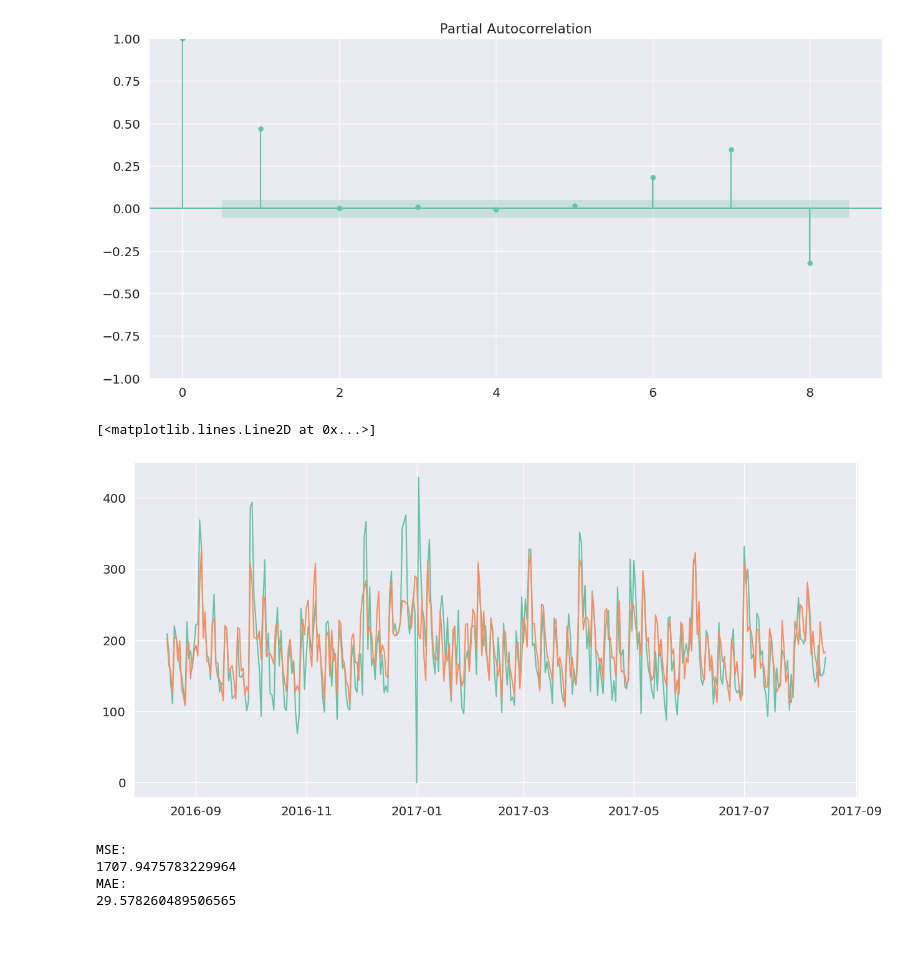
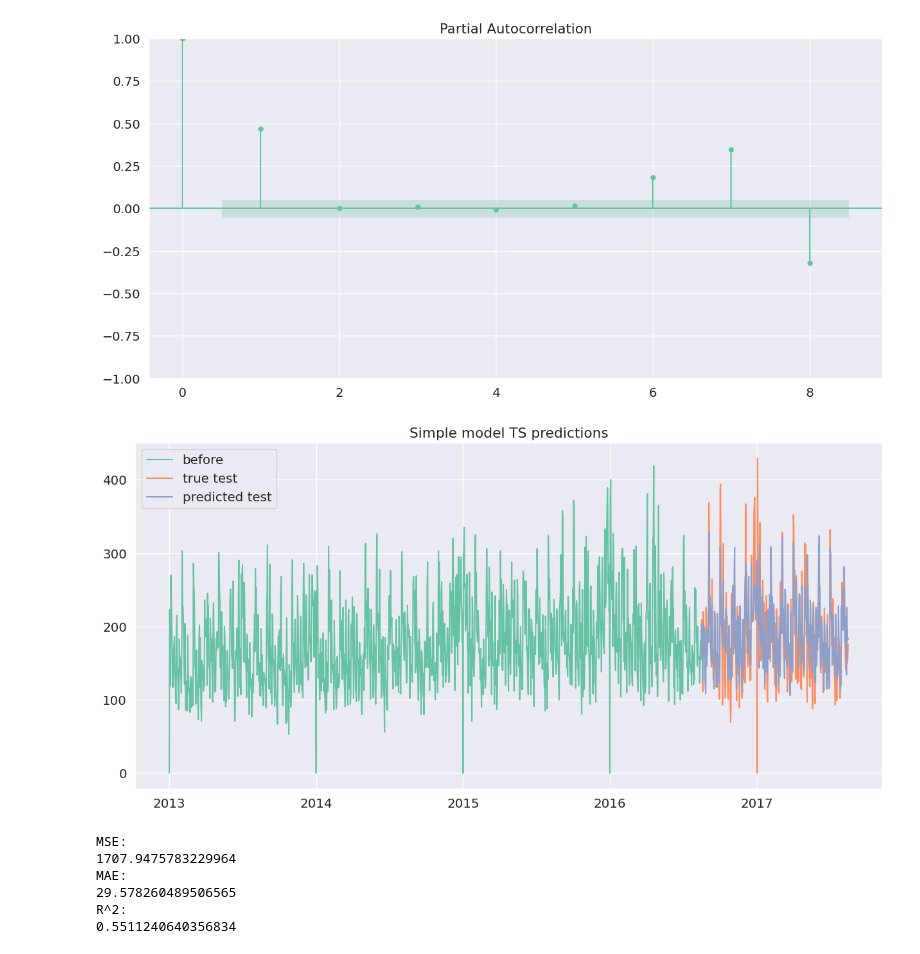
Before and after one commit to rybinsky/TimeSeries, a Jupyter notebook: StoreSales.ipynb, the cells around one changed output. Cells and saved outputs as stored; diff of their text form; code cells hidden in the pictures.

Commit message:
Simple BoostedResiduals

```diff
--- a/StoreSales.ipynb
+++ b/StoreSales.ipynb
@@ -337,18 +338,23 @@ model.fit(X1_train, X2_train, y_train)
 y_fit = model.predict(X1_train, X2_train).clip(0.0)
 y_pred = model.predict(X1_valid, X2_valid).clip(0.0)
 # %%
-plt.plot(X2_valid.index, y_valid)
-plt.plot(X2_valid.index, y_pred)
+plt.title('Simple model TS predictions')
+plt.plot(X1_train.index, y_train, label = 'before')
+plt.plot(X2_valid.index, y_valid, label = 'true test')
+plt.plot(X2_valid.index, y_pred, label = 'predicted test')
+plt.legend();
 # %% [output]
-[<matplotlib.lines.Line2D at 0x...>]
-[figure, old version]
+[figure, new version]
 # %%
 print(
-    "MSE:", mean_squared_error(y_true=y_valid, y_pred=y_pred),
-    "MAE:", mean_absolute_error(y_true=y_valid, y_pred=y_pred),
+    "MSE:", mean_squared_error(y_true = y_valid, y_pred = y_pred),
+    "MAE:", mean_absolute_error(y_true = y_valid, y_pred = y_pred),
+    "R^2:", r2_score(y_true = y_valid, y_pred = y_pred),
     sep = '\n')
 # %% [output]
 MSE:
 1707.9475783229964
 MAE:
 29.578260489506565
+R^2:
+0.5511240640356834
```
Also changed, not shown: parts of 1 cell of this notebook.
